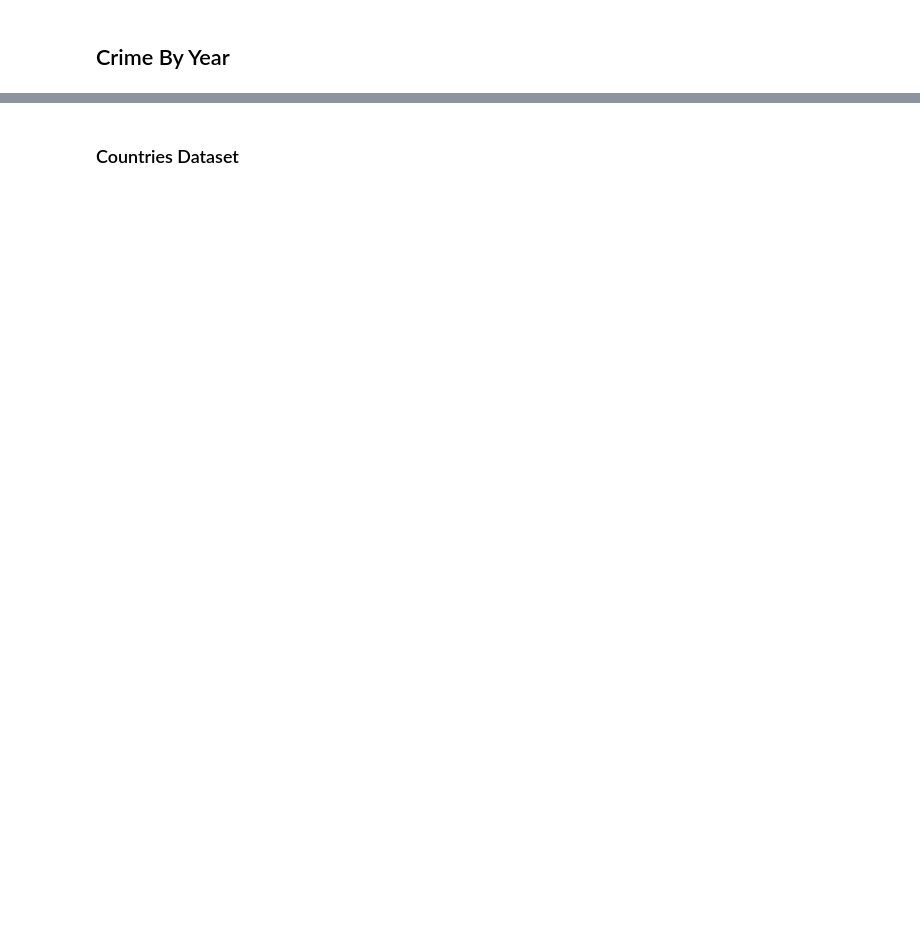
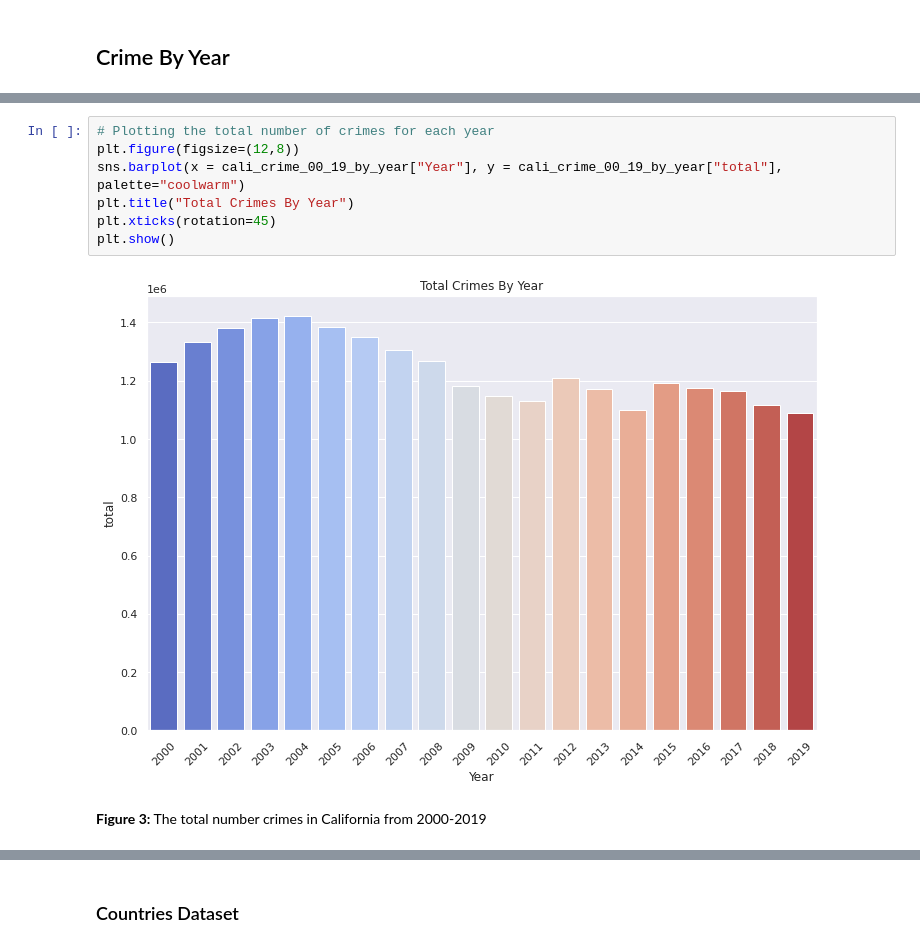
Before and after one commit to frendogr/CMSE202_Project, a Jupyter notebook: Semester_Project.ipynb, the cells around one changed output, grey strips where cells are left out. Cells and saved outputs as stored; diff of their text form; blank space fills up the shorter version.

```diff
--- a/Semester_Project.ipynb
+++ b/Semester_Project.ipynb
@@ -537,0 +252,11 @@ plt.legend()
+# %%
+# Plotting the total number of crimes for each year
+plt.figure(figsize=(12,8))
+sns.barplot(x = cali_crime_00_19_by_year["Year"], y = cali_crime_00_19_by_year["total"], palette="coolwarm")
+plt.title("Total Crimes By Year")
+plt.xticks(rotation=45)
+plt.show()
+# %% [output]
+[figure, added]
+# %% [markdown]
+**Figure 3:** The total number crimes in California from 2000-2019
```
Also changed, not shown: parts of 69 cells of this notebook.
